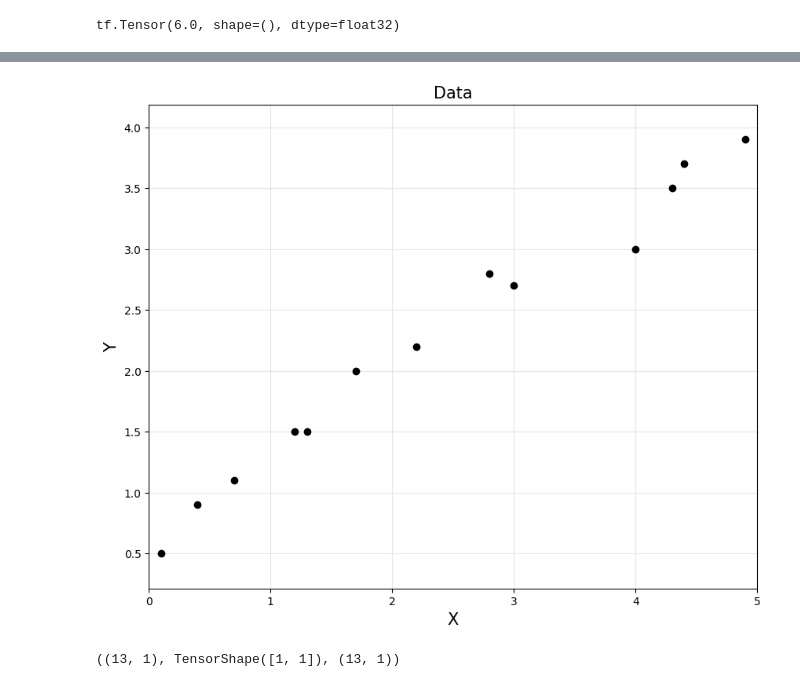
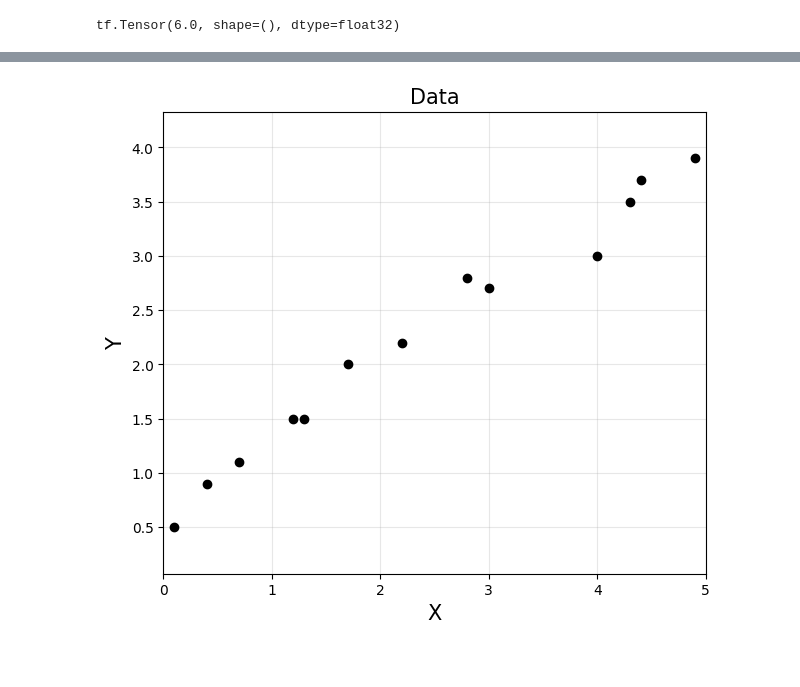
Before and after one commit to jooyongsim/AI_tutorials_2023, a Jupyter notebook: notebooks/01_ANN.ipynb, the cells around one changed output, grey strips where cells are left out. Cells and saved outputs as stored; diff of their text form; code cells hidden in the pictures; blank space fills up the shorter version.

```diff
--- a/notebooks/01_ANN.ipynb
+++ b/notebooks/01_ANN.ipynb
@@ -15,6 +15,7 @@ import numpy as np
 import matplotlib.pyplot as plt
 import tensorflow as tf
 %matplotlib inline
+plt.rcParams['figure.figsize'] = [7, 6]
 
 x = tf.constant(3.0)
 with tf.GradientTape() as g:
@@ -34,25 +40,23 @@ tf.Tensor(6.0, shape=(), dtype=float32)
 # %%
-
 import numpy as np
 import matplotlib.pyplot as plt
-# data points in column vector [input, output]
+
+# Creating data points as column vectors
+# train_x and train_y represent the input and output of the training data
 train_x = np.array([0.1, 0.4, 0.7, 1.2, 1.3, 1.7, 2.2, 2.8, 3.0, 4.0, 4.3, 4.4, 4.9]).reshape(-1, 1)
 train_y = np.array([0.5, 0.9, 1.1, 1.5, 1.5, 2.0, 2.2, 2.8, 2.7, 3.0, 3.5, 3.7, 3.9]).reshape(-1, 1)
 
+# Storing the number of training examples
 m = train_x.shape[0]
 
-plt.figure(figsize = (10,8))
+plt.figure()
 plt.plot(train_x, train_y, 'ko')
 plt.title('Data', fontsize = 15)
 plt.xlabel('X', fontsize = 15)
 plt.ylabel('Y', fontsize = 15)
 plt.axis('equal')
 plt.grid(alpha = 0.3)
 plt.xlim([0, 5])
 plt.show()
 # %% [output]
-[figure, old version]
+[figure, new version]
-# %%
-train_x.shape, w.shape, train_y.shape
-# %% [output]
-((13, 1), TensorShape([1, 1]), (13, 1))
```
Also changed, not shown: parts of 20 cells of this notebook.
